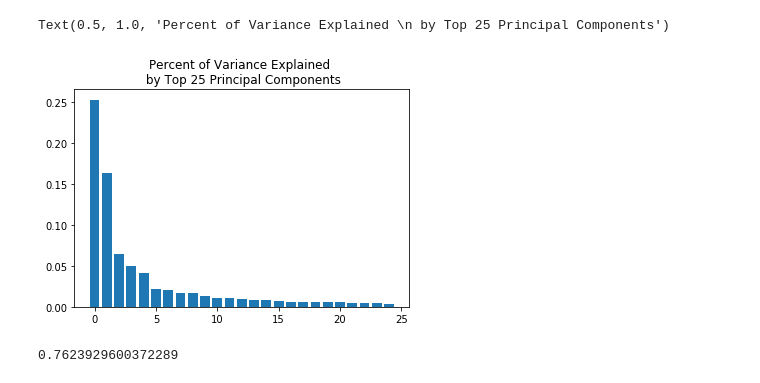
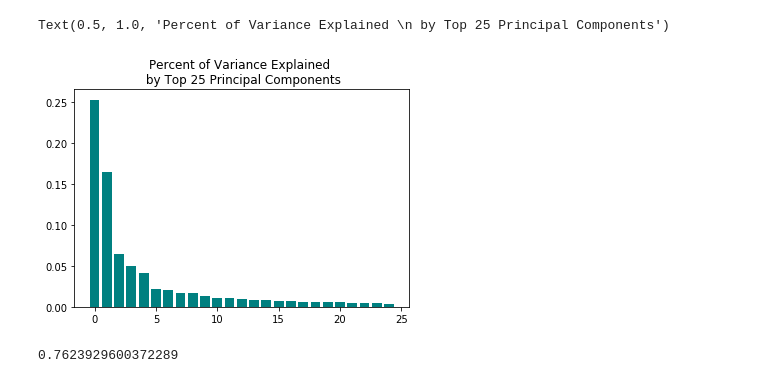
Before and after one commit to kellystroh/Inventory-Image-Classification, a Jupyter notebook: PCA.ipynb, the cells around one changed output. Cells and saved outputs as stored; diff of their text form; code cells hidden in the pictures.

```diff
--- a/PCA.ipynb
+++ b/PCA.ipynb
@@ -30,11 +30,11 @@ pca25 = PCA(n_components=25)
 # %%
 full_pca25 = pca25.fit_transform(image_arr)
 # %%
-plt.bar(range(25),pca25.explained_variance_ratio_)
+plt.bar(range(25),pca25.explained_variance_ratio_, color='teal')
 plt.title('Percent of Variance Explained \n by Top 25 Principal Components')
 # %% [output]
 Text(0.5, 1.0, 'Percent of Variance Explained \n by Top 25 Principal Components')
-[figure, old version]
+[figure, new version]
 # %%
 pca25.explained_variance_ratio_[:25].sum()
 # %% [output]
```
Also changed, not shown: parts of 2 cells of this notebook, 2 other files.
